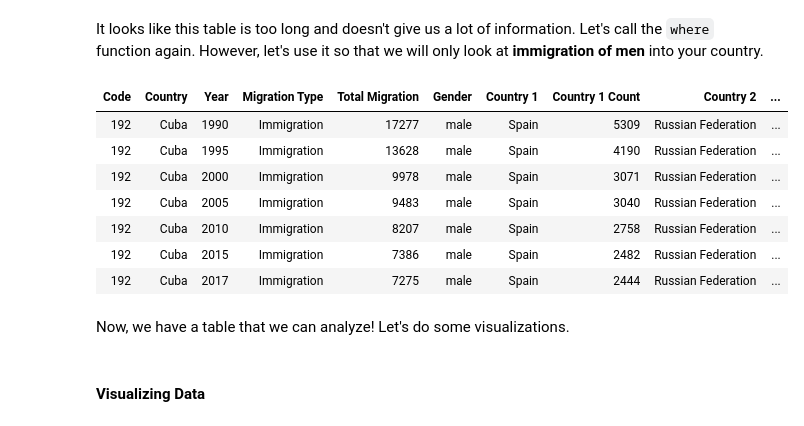
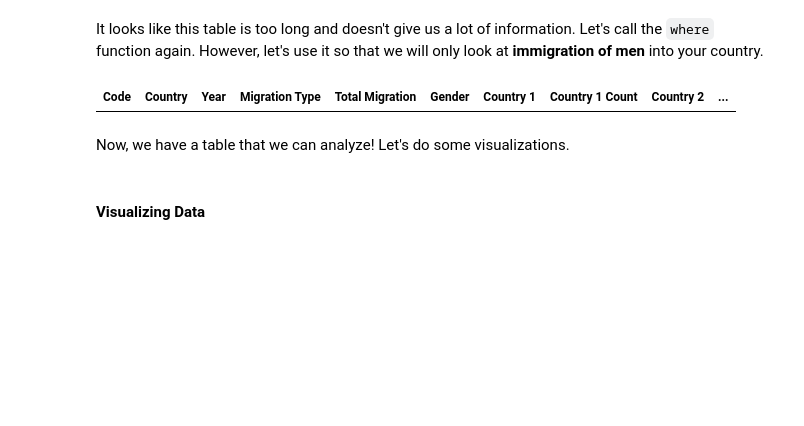
Before and after one commit to ds-modules/IAS-150, a Jupyter notebook: IAS-150_notebook.ipynb, the cells around one changed output. Saved outputs shown, nothing was run; the diff lists cells and outputs as text; code cells hidden in the pictures; blank space fills up the shorter version.

```diff
--- a/IAS-150_notebook.ipynb
+++ b/IAS-150_notebook.ipynb
@@ -73,7 +75,7 @@ The `where` function can be used on a data set to find *where* the data meets th
 # %%
 # Replace the elipsis with your country name. DO NOT REMOVE THE QUOTES!
 # Then, run the cell.
-my_country = "Cuba"
+my_country = "..."
 country_data = data.where("Country", my_country)
 country_data.show(1)
 # %% [output]
@@ -85,21 +85,14 @@ It looks like this table is too long and doesn't give us a lot of information. L
 # %%
 # Replace each elipsis in line with the above description.
 # DO NOT REMOVE THE QUOTES!
 # Then, run the cell.
-migration_type = "Immigration"
-gender = "male"
+migration_type = "..."
+gender = "..."
 immigration_data = country_data.where("Migration Type", migration_type)
 male_immigration_data = immigration_data.where("Gender", gender)
 male_immigration_data
 # %% [output]
 | Code | Country | Year | Migration Type | Total Migration | Gender | Country 1 | Country 1 Count | Country 2 | ... |
-| 192 | Cuba | 1990 | Immigration | 17277 | male | Spain | 5309 | Russian Federation | ... |
-| 192 | Cuba | 1995 | Immigration | 13628 | male | Spain | 4190 | Russian Federation | ... |
-| 192 | Cuba | 2000 | Immigration | 9978 | male | Spain | 3071 | Russian Federation | ... |
-| 192 | Cuba | 2005 | Immigration | 9483 | male | Spain | 3040 | Russian Federation | ... |
-| 192 | Cuba | 2010 | Immigration | 8207 | male | Spain | 2758 | Russian Federation | ... |
-| 192 | Cuba | 2015 | Immigration | 7386 | male | Spain | 2482 | Russian Federation | ... |
-| 192 | Cuba | 2017 | Immigration | 7275 | male | Spain | 2444 | Russian Federation | ... |
 # %% [markdown]
 Now, we have a table that we can analyze! Let's do some visualizations.
 # %% [markdown]
```
Also changed, not shown: parts of 7 cells of this notebook, 1 other file.
